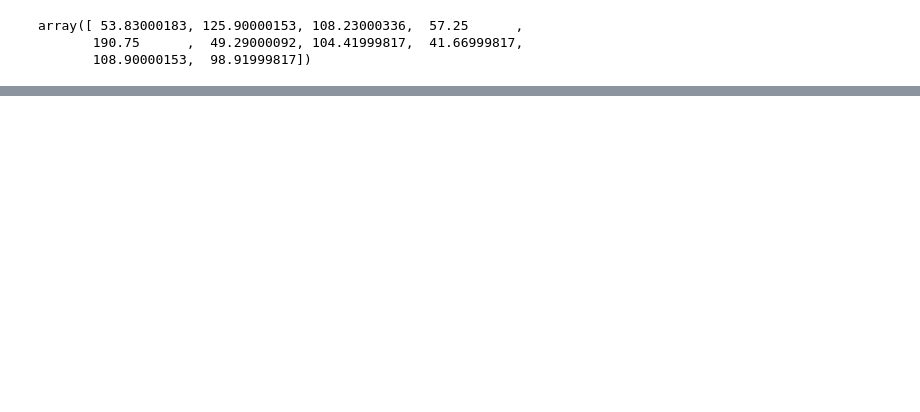
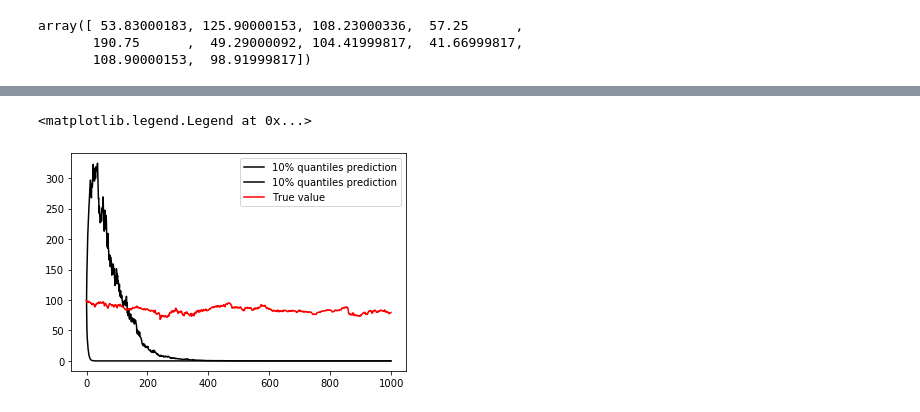
Before and after one commit to clementcome/BayesianSDE, a Jupyter notebook: main.ipynb, the cells around one changed output, grey strips where cells are left out. Cells and saved outputs as stored; diff of their text form; code cells hidden in the pictures; blank space fills up the shorter version.

```diff
--- a/main.ipynb
+++ b/main.ipynb
@@ -125,0 +128,7 @@ NameError: name 'data' is not defined
+# %%
+plt.plot(np.percentile(predictions[:,:,9], [10,90], axis=0).T, label="10% quantiles prediction", color="black")
+plt.plot(sampler.prices_array[-1000:][:,9], label="True value", color='red')
+plt.legend()
+# %% [output]
+<matplotlib.legend.Legend at 0x...>
+[figure, added]
```
Also changed, not shown: parts of 8 cells of this notebook.
